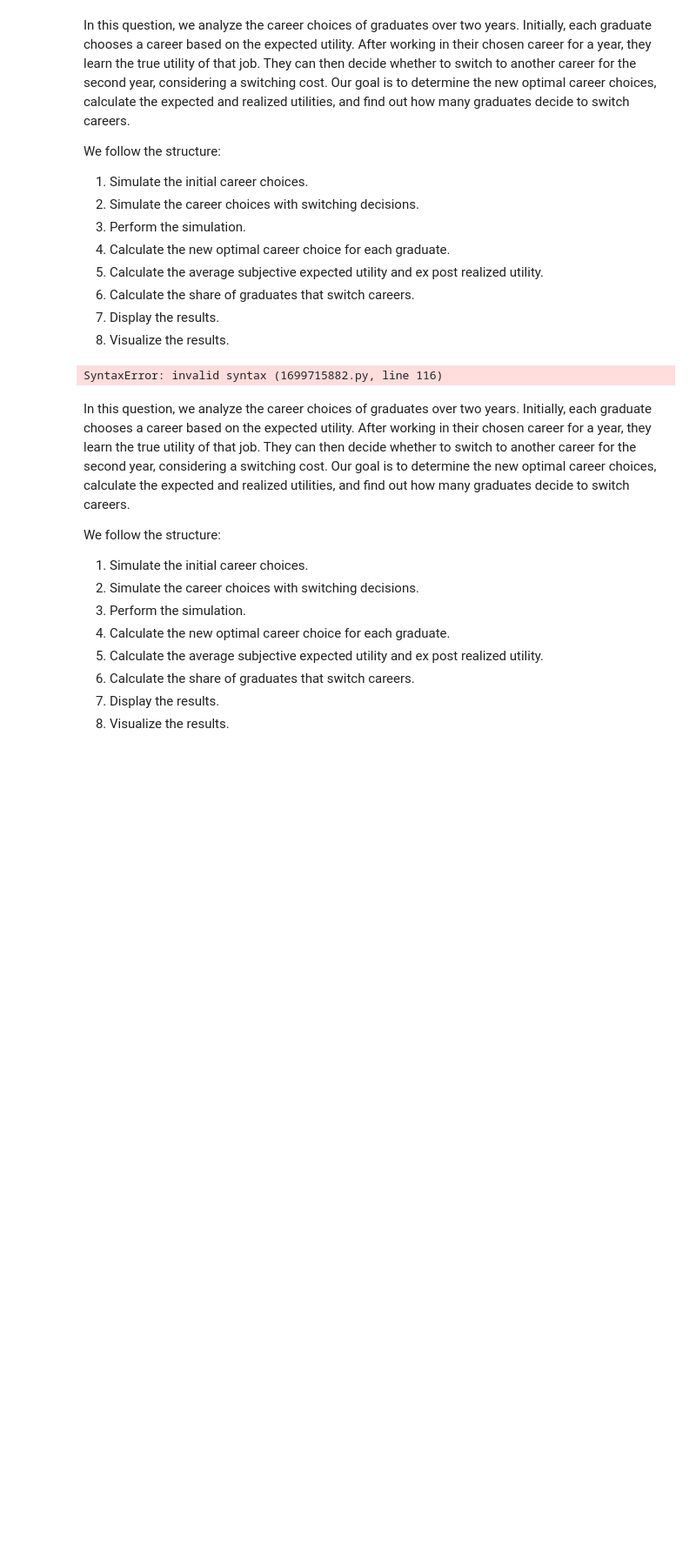
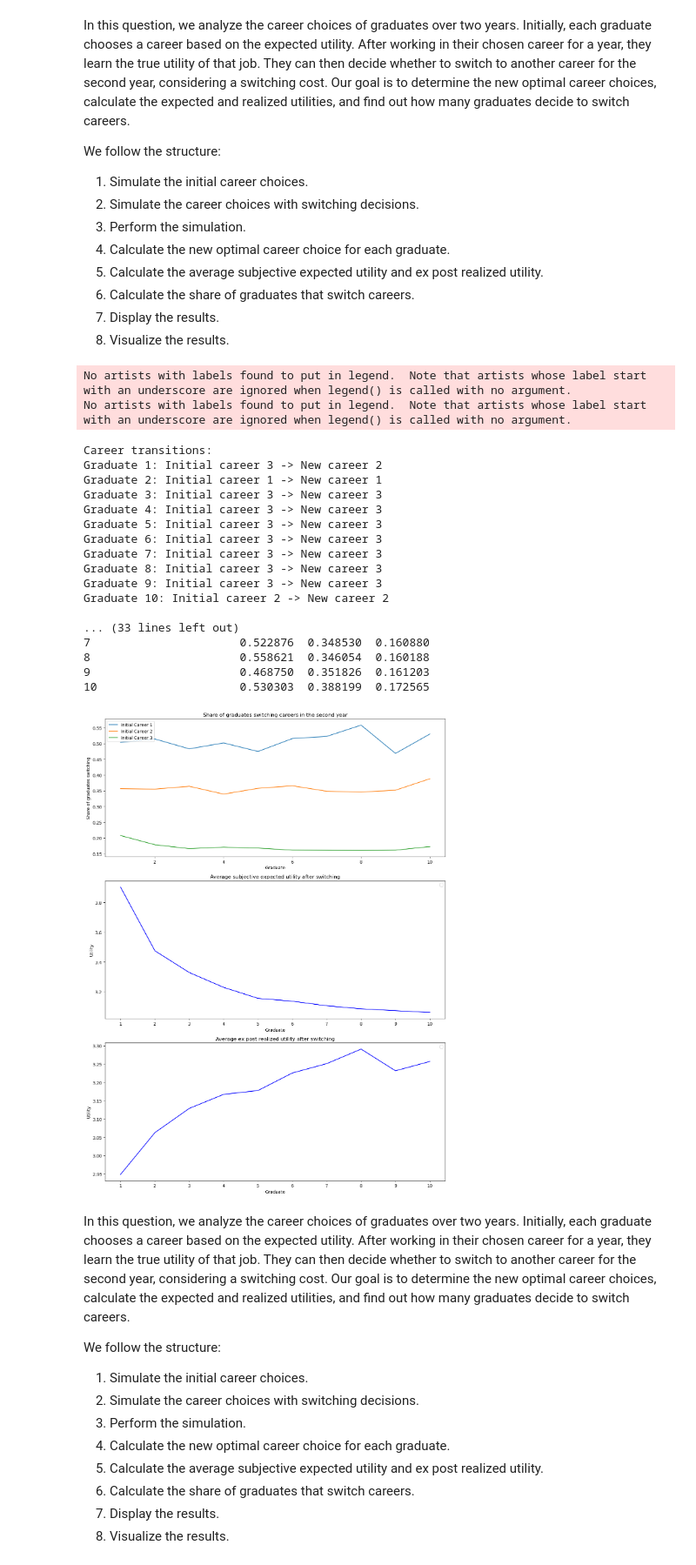
Before and after one commit to NumEconCopenhagen/projects-2024-emil-celine-og-julie, a Jupyter notebook: Exam project/exam_2024.ipynb, the cells around one changed output. Shown at 87% size. Cells and saved outputs as stored; diff of their text form; code cells hidden in the pictures; blank space fills up the shorter version.

```diff
--- a/Exam project/exam_2024.ipynb
+++ b/Exam project/exam_2024.ipynb
@@ -577,39 +577,58 @@ print(f"\nShare of graduates that switch careers, conditional on initial career
 print(switching_stats_by_individual)
 
 # Step 8: Visualize the results.
-plt.figure(figsize=*(12, 16))
+plt.figure(figsize=(12, 16))
 
 # We plot the share of graduates that switch careers conditional on their initial career choice for each graduate.
 plt.subplot(3, 1, 1)
 for career in range(1, par.J + 1):
     plt.plot(switching_stats_by_individual.index, switching_stats_by_individual[career], label=f'Initial Career {career}')
 plt.title('Share of graduates switching careers in the second year')
 plt.xlabel('Graduate')
 plt.ylabel('Share of graduates switching')
 plt.legend()
 
 # Average subjective expected utility after switching
 plt.subplot(3, 1, 2)
 plt.plot(average_subjective_expected_utility.index, average_subjective_expected_utility, color='blue')
 plt.title('Average subjective expected utility after switching')
 plt.xlabel('Graduate')
 plt.ylabel('Utility')
 plt.xticks(np.arange(1, par.N + 1))
 plt.legend()
 
 # Average ex post realized utility after switching
 plt.subplot(3, 1, 3)
 plt.plot(average_ex_post_realized_utility.index, average_ex_post_realized_utility, color='blue')
 plt.title('Average ex post realized utility after switching')
 plt.xlabel('Graduate')
 plt.ylabel('Utility')
 plt.xticks(np.arange(1, par.N + 1))
 plt.legend()
 
 plt.tight_layout()
 plt.show()
 # %% [output]
-SyntaxError: invalid syntax (1699715882.py, line 116)
+No artists with labels found to put in legend.  Note that artists whose label start with an underscore are ignored when legend() is called with no argument.
+No artists with labels found to put in legend.  Note that artists whose label start with an underscore are ignored when legend() is called with no argument.
+Career transitions:
+Graduate 1: Initial career 3 -> New career 2
+Graduate 2: Initial career 1 -> New career 1
+Graduate 3: Initial career 3 -> New career 3
+Graduate 4: Initial career 3 -> New career 3
+Graduate 5: Initial career 3 -> New career 3
+Graduate 6: Initial career 3 -> New career 3
+Graduate 7: Initial career 3 -> New career 3
+Graduate 8: Initial career 3 -> New career 3
+Graduate 9: Initial career 3 -> New career 3
+Graduate 10: Initial career 2 -> New career 2
+
+... (33 lines left out)
+7                      0.522876  0.348530  0.160880
+8                      0.558621  0.346054  0.160188
+9                      0.468750  0.351826  0.161203
+10                     0.530303  0.388199  0.172565
+[figure, added]
 # %% [markdown]
 In this question, we analyze the career choices of graduates over two years. Initially, each graduate chooses a career based on the expected utility. After working in their chosen career for a year, they learn the true utility of that job. They can then decide whether to switch to another career for the second year, considering a switching cost. Our goal is to determine the new optimal career choices, calculate the expected and realized utilities, and find out how many graduates decide to switch careers.
 
```
Also changed, not shown: parts of 10 cells of this notebook.
